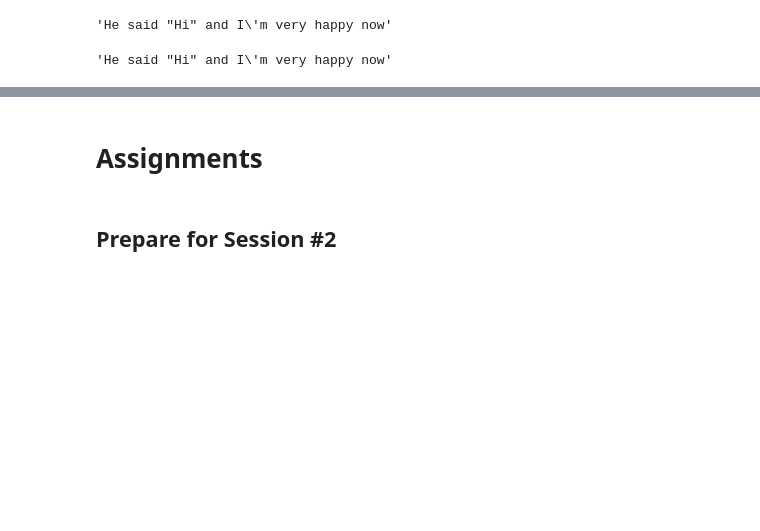
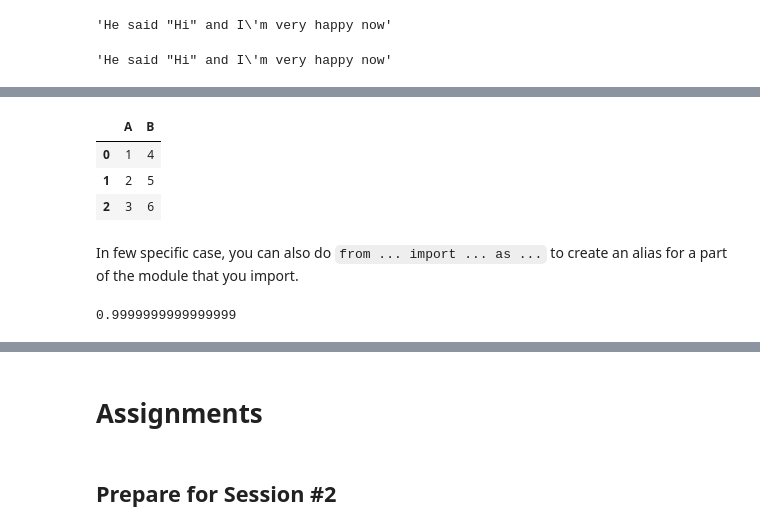
Before and after one commit to unpackAI/PY101, a Jupyter notebook: Summary/Python_Content.ipynb, the cells around one changed output, grey strips where cells are left out. Saved outputs shown, nothing was run; the diff lists cells and outputs as text; code cells hidden in the pictures; blank space fills up the shorter version.

```diff
--- a/Summary/Python_Content.ipynb
+++ b/Summary/Python_Content.ipynb
@@ -1854,0 +1907,17 @@ def say_hello(name):
+# %%
+import pandas as pd  # We will refer to pandas as `pd` => it is shorter to type
+
+pd.DataFrame({"A": [1, 2, 3], "B": [4, 5, 6]})
+# %% [output]
+|  | A | B |
+| 0 | 1 | 4 |
+| 1 | 2 | 5 |
+| 2 | 3 | 6 |
+# %% [markdown]
+In few specific case, you can also do `from ... import ... as ...` to create an alias for a part of the module that you import.
+# %%
+from math import tan as a_function_that_does_tan  # importing tan as a function and give it an alias
+
+a_function_that_does_tan(math.pi / 4)
+# %% [output]
+0.9999999999999999
```
Also changed, not shown: parts of 16 cells of this notebook.
